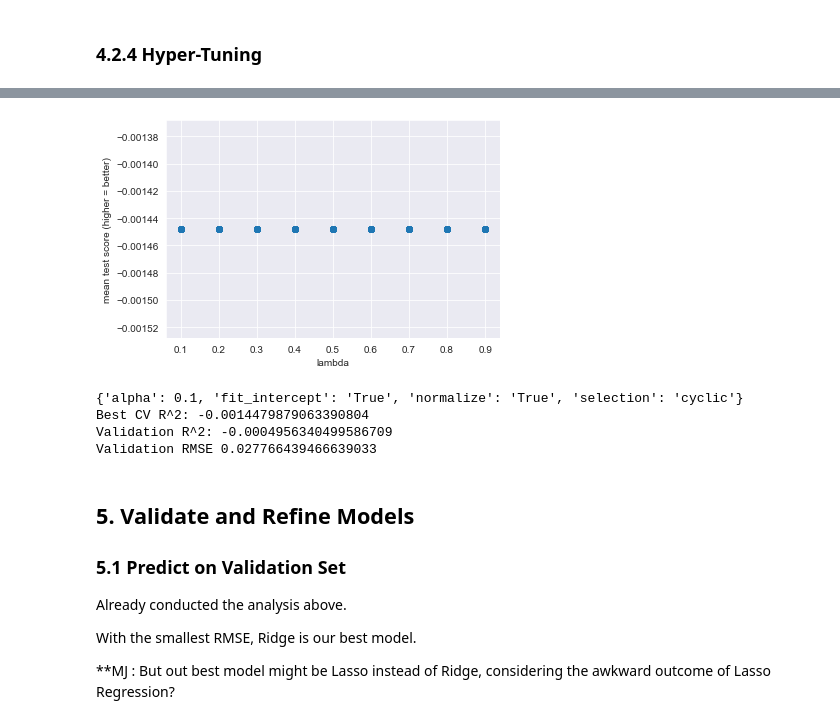
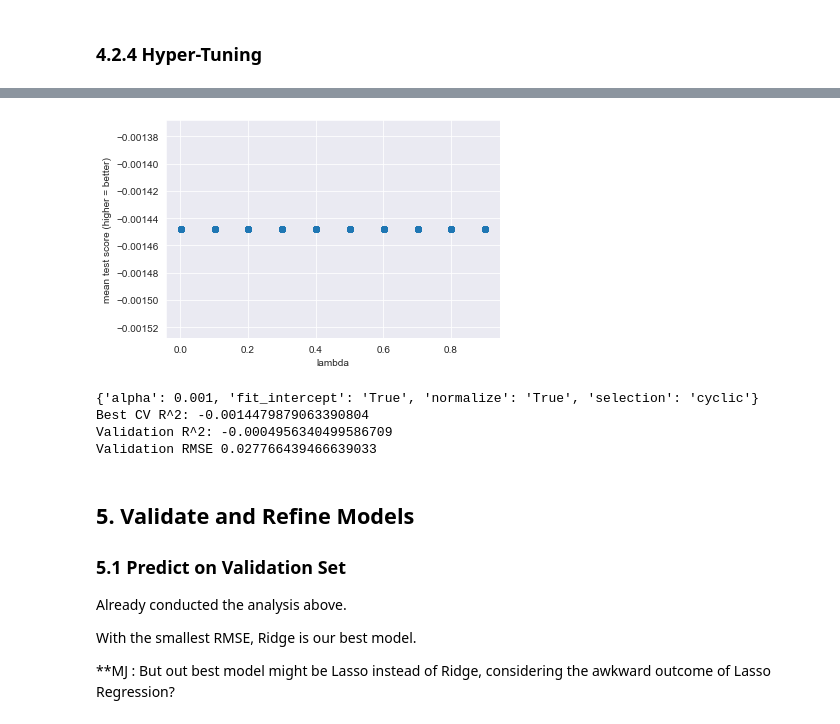
Before and after one commit to aramburoc/CSS_Project2_Group1, a Jupyter notebook: Project 2 Students.ipynb, the cells around one changed output, grey strips where cells are left out. Drawn from its saved outputs; the diff is of its cells as text; code cells hidden in the pictures.

```diff
--- a/Project 2 Students.ipynb
+++ b/Project 2 Students.ipynb
@@ -506,13 +540,13 @@ rmse(ridge_pred, y_validate)
 ### 4.2.3 LASSO Regression
 # %%
 # create and fit the model
-lasso_reg = Lasso(max_iter=10000)
 
+lasso_reg = Lasso(max_iter=10000, alpha = .001)
 lasso_model = lasso_reg.fit(X_train, y_train)
 lasso_reg_data = pd.DataFrame([lasso_model.coef_,
                                diabetes_clean.drop(columns = ['Diabetes_Number']).columns]).T
 lasso_reg_data.columns = ['Coefficient', 'Feature']
-lasso_reg_data.replace(to_replace=[None], value= 0, inplace=True)
+lasso_reg_data.replace(to_replace = [None], value = 0, inplace= True)
 lasso_reg_data['Coefficient'] = lasso_reg_data['Coefficient'].astype(float)
 # %%
 # plot coefficients for Ridge and LASSO
@@ -609,34 +653,34 @@ Validation RMSE 0.0196648338911471
 # %%
 #LASSO regression
 
-param_grid = {'alpha': np.arange(.1, 1, .1),
+param_grid = {'alpha': np.arange(.001, 1, .1),
                'normalize': ['True', 'False'],
              'fit_intercept': ['True', 'False'],
              'selection': ['cyclic', 'random']}
 # Grid search
 lasso_grid_reg = GridSearchCV(lasso_reg, param_grid, cv=3)
 # Fit model on training data
 lasso_grid_reg.fit(X_train, y_train)
 
 # Get best model by mean test score
 best_index = np.argmax(lasso_grid_reg.cv_results_["mean_test_score"])
 # Get best predictions by predicting on validation set
 best_lasso_pred = lasso_grid_reg.best_estimator_.predict(X_validate)
 
-##NE: NOT SURE IF WE NEED TO PLOT THIS
+#Plot
 plt.scatter(lasso_grid_reg.cv_results_['param_alpha'], lasso_grid_reg.cv_results_["mean_test_score"])
 plt.xlabel('lambda')
 plt.ylabel('mean test score (higher = better)')
 plt.show()
 
 # Print the best parameters, CV r2, validation r2, and validation RMSE
 print(lasso_grid_reg.cv_results_["params"][best_index])
 print('Best CV R^2:', max(lasso_grid_reg.cv_results_["mean_test_score"]))
 print('Validation R^2:', lasso_grid_reg.score(X_validate, y_validate))
 print('Validation RMSE', rmse(best_lasso_pred, y_validate))
 # %% [output]
-[figure, old version]
+[figure, new version]
-{'alpha': 0.1, 'fit_intercept': 'True', 'normalize': 'True', 'selection': 'cyclic'}
+{'alpha': 0.001, 'fit_intercept': 'True', 'normalize': 'True', 'selection': 'cyclic'}
 Best CV R^2: -0.0014479879063390804
 Validation R^2: -0.0004956340499586709
 Validation RMSE 0.027766439466639033
```
Also changed, not shown: parts of 28 cells of this notebook.
